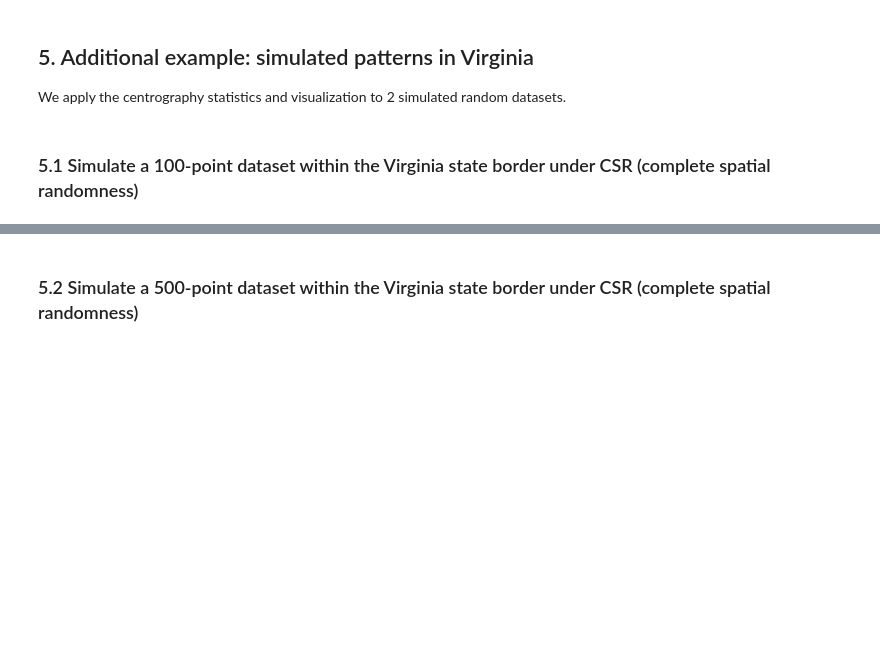
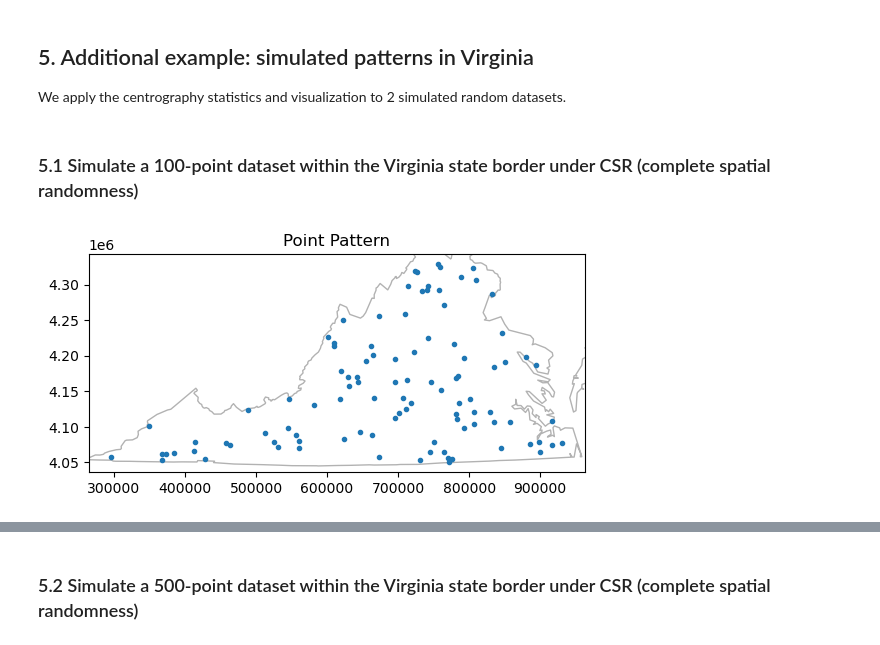
Before and after one commit to pysal/pointpats, a Jupyter notebook: docs/user-guide/centrography.ipynb, the cells around one changed output, grey strips where cells are left out. Saved outputs shown, nothing was run; the diff lists cells and outputs as text; code cells hidden in the pictures; blank space fills up the shorter version.

```diff
--- a/docs/user-guide/centrography.ipynb
+++ b/docs/user-guide/centrography.ipynb
@@ -277,23 +405,26 @@ plt.legend(numpoints=1)
 
 We apply the  centrography statistics and visualization to 2 simulated random datasets.
 # %%
-#from pysal.contrib import shapely_ext
+import libpysal as ps
 from libpysal.cg import shapely_ext
-from pointpats import PoissonPointProcess as csr
-import libpysal as ps
-from pointpats import as_window
-#import pysal_examples
+
+from pointpats import (
+    PoissonPointProcess,  # complete spatial randomness
+    as_window,
+)
 
 # open "vautm17n" polygon shapefile
 va = ps.io.open(ps.examples.get_path("vautm17n.shp"))
 
 # Create the exterior polygons for VA from the union of the county shapes
-polys = [shp for shp in va]
+polys = list(va)
 state = shapely_ext.cascaded_union(polys)
 # %% [markdown]
 ### 5.1 Simulate a 100-point dataset within the Virginia state border under CSR (complete spatial randomness)
 # %%
-pp = csr(as_window(state), 100, 1, asPP=True).realizations[0]
+pp = PoissonPointProcess(as_window(state), 100, 1, asPP=True).realizations[0]
 pp.plot(window=True)
+# %% [output]
+[figure, added]
 # %%
 pp.plot(window=True, hull=True)
```
Also changed, not shown: parts of 43 cells of this notebook.
